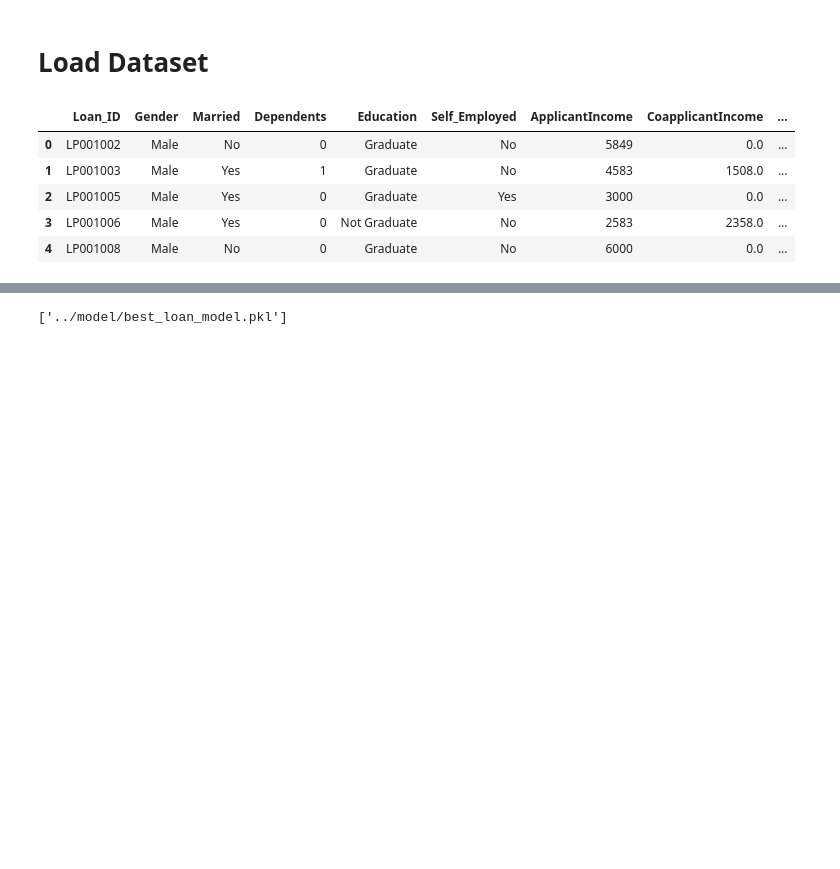
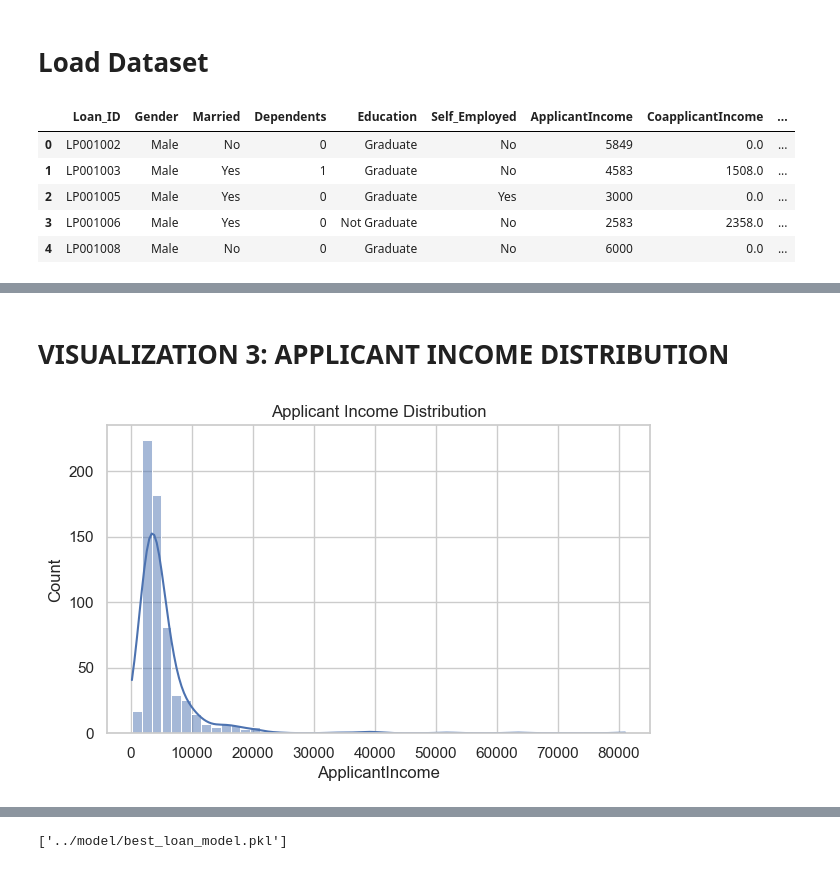
Before and after one commit to shubham2142/Loan_Prediction, a Jupyter notebook: notebooks/loan_model_training.ipynb, the cells around one changed output, grey strips where cells are left out. Drawn from its saved outputs; the diff is of its cells as text; code cells hidden in the pictures; blank space fills up the shorter version.

```diff
--- a/notebooks/loan_model_training.ipynb
+++ b/notebooks/loan_model_training.ipynb
@@ -77,3 +101,9 @@ for col in df.columns:
+# %% [markdown]
+# VISUALIZATION 3: APPLICANT INCOME DISTRIBUTION
 # %%
-df["TotalIncome"] = df["ApplicantIncome"] + df["CoapplicantIncome"]
-df["Loan_Income_Ratio"] = df["LoanAmount"] / df["TotalIncome"]
+plt.figure(figsize=(7,4))
+sns.histplot(df["ApplicantIncome"], kde=True)
+plt.title("Applicant Income Distribution")
+plt.show()
+# %% [output]
+[figure, added]
```
Also changed, not shown: parts of 33 cells of this notebook, 3 other files.
